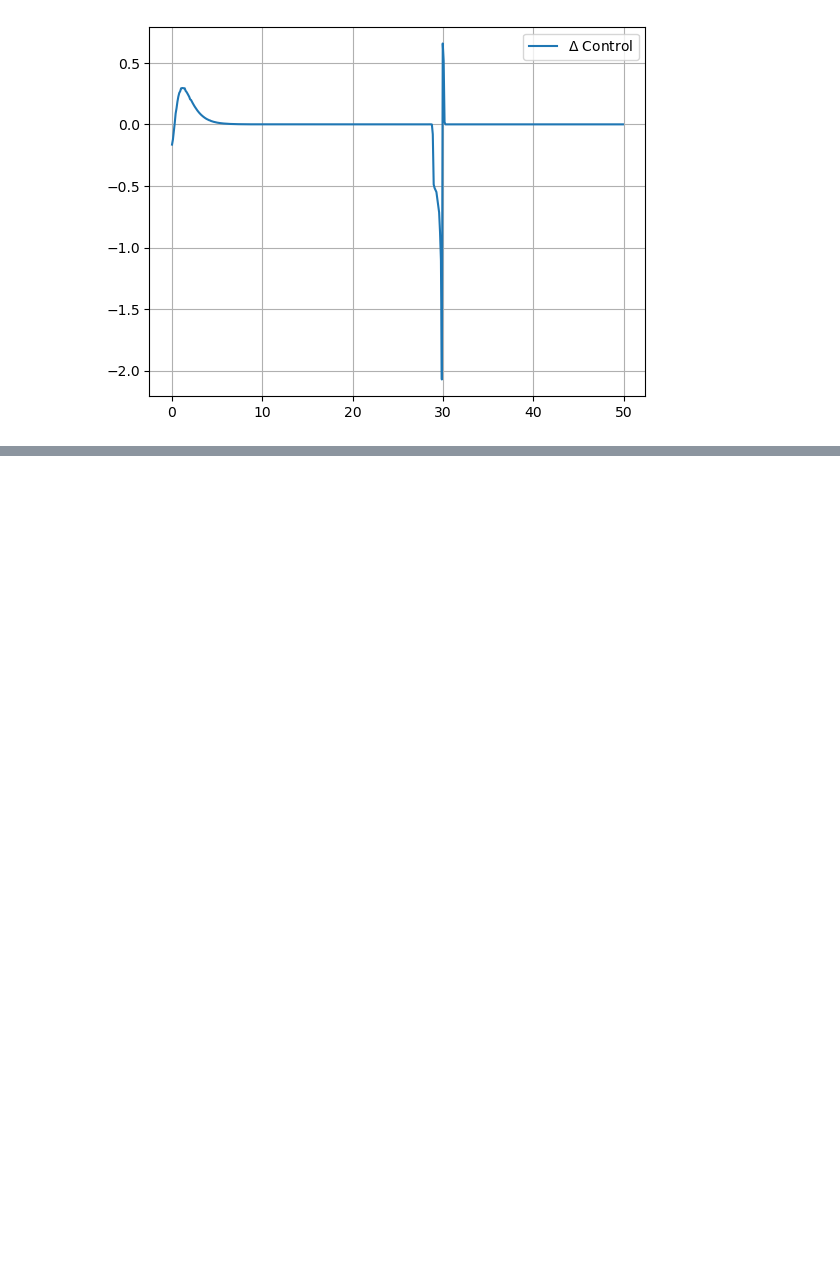
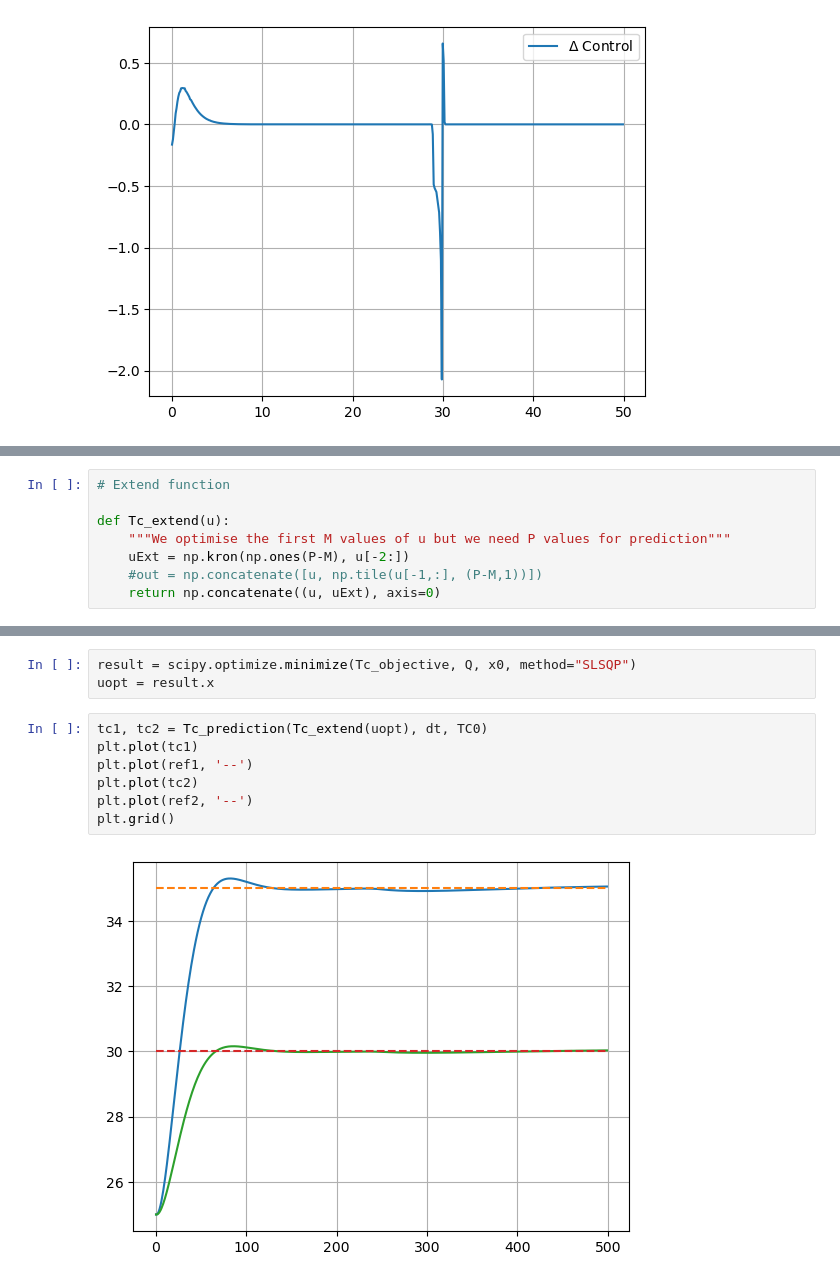
Before and after one commit to jhat6/simple_NLMPC_example, a Jupyter notebook: simple_NLMPC_NB.ipynb, the cells around one changed output, grey strips where cells are left out. Drawn from its saved outputs; the diff is of its cells as text; blank space fills up the shorter version.

```diff
--- a/simple_NLMPC_NB.ipynb
+++ b/simple_NLMPC_NB.ipynb
@@ -264,0 +328,8 @@ array([[ 1.49186928e-01],
+# %%
+# Extend function
+
+def Tc_extend(u):
+    """We optimise the first M values of u but we need P values for prediction"""
+    uExt = np.kron(np.ones(P-M), u[-2:])
+    #out = np.concatenate([u, np.tile(u[-1,:], (P-M,1))])
+    return np.concatenate((u, uExt), axis=0)
@@ -264,0 +375,12 @@ array([[ 1.49186928e-01],
+# %%
+result = scipy.optimize.minimize(Tc_objective, Q, x0, method="SLSQP")
+uopt = result.x
+# %%
+tc1, tc2 = Tc_prediction(Tc_extend(uopt), dt, TC0)
+plt.plot(tc1)
+plt.plot(ref1, '--')
+plt.plot(tc2)
+plt.plot(ref2, '--')
+plt.grid()
+# %% [output]
+[figure, added]
```
Also changed, not shown: parts of 15 cells of this notebook.
